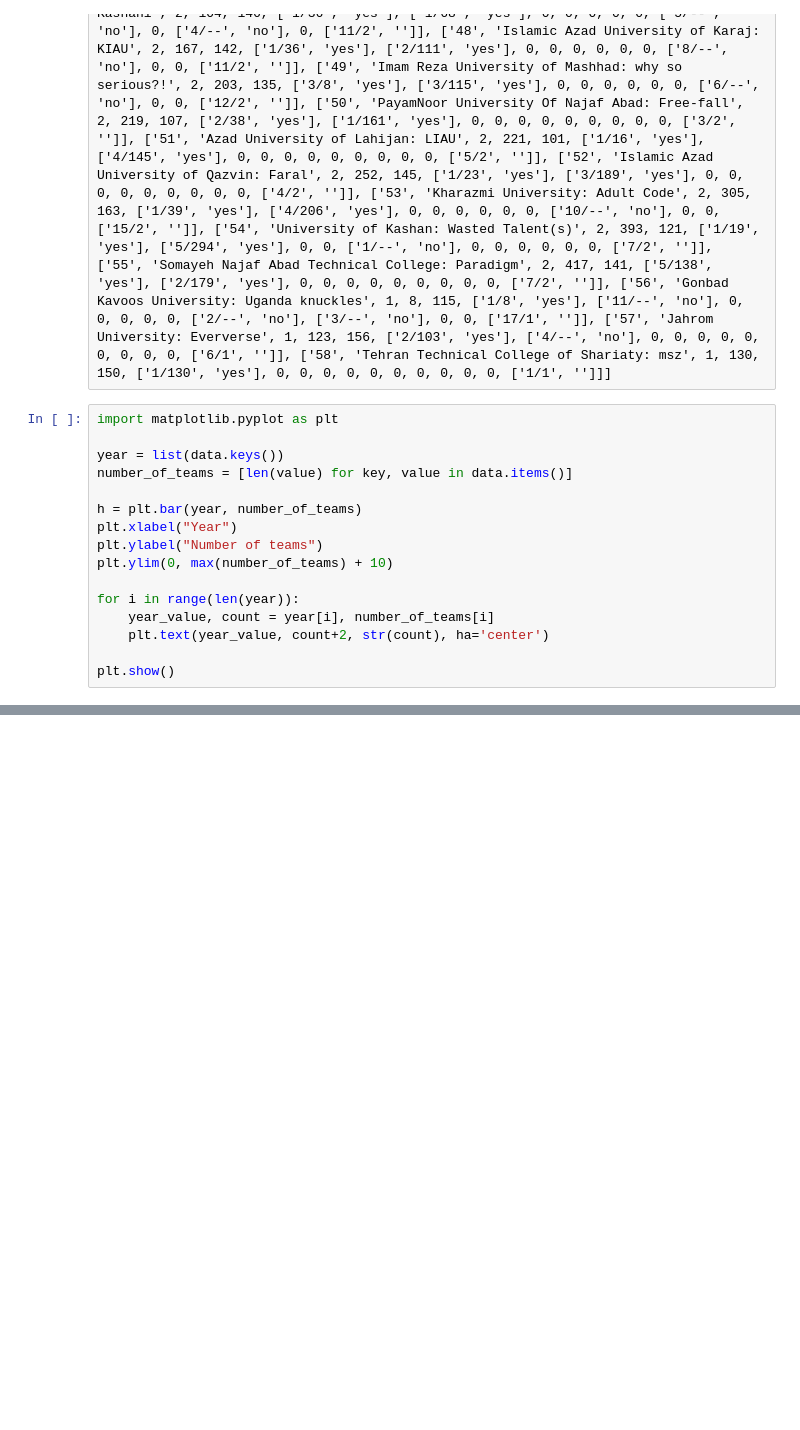
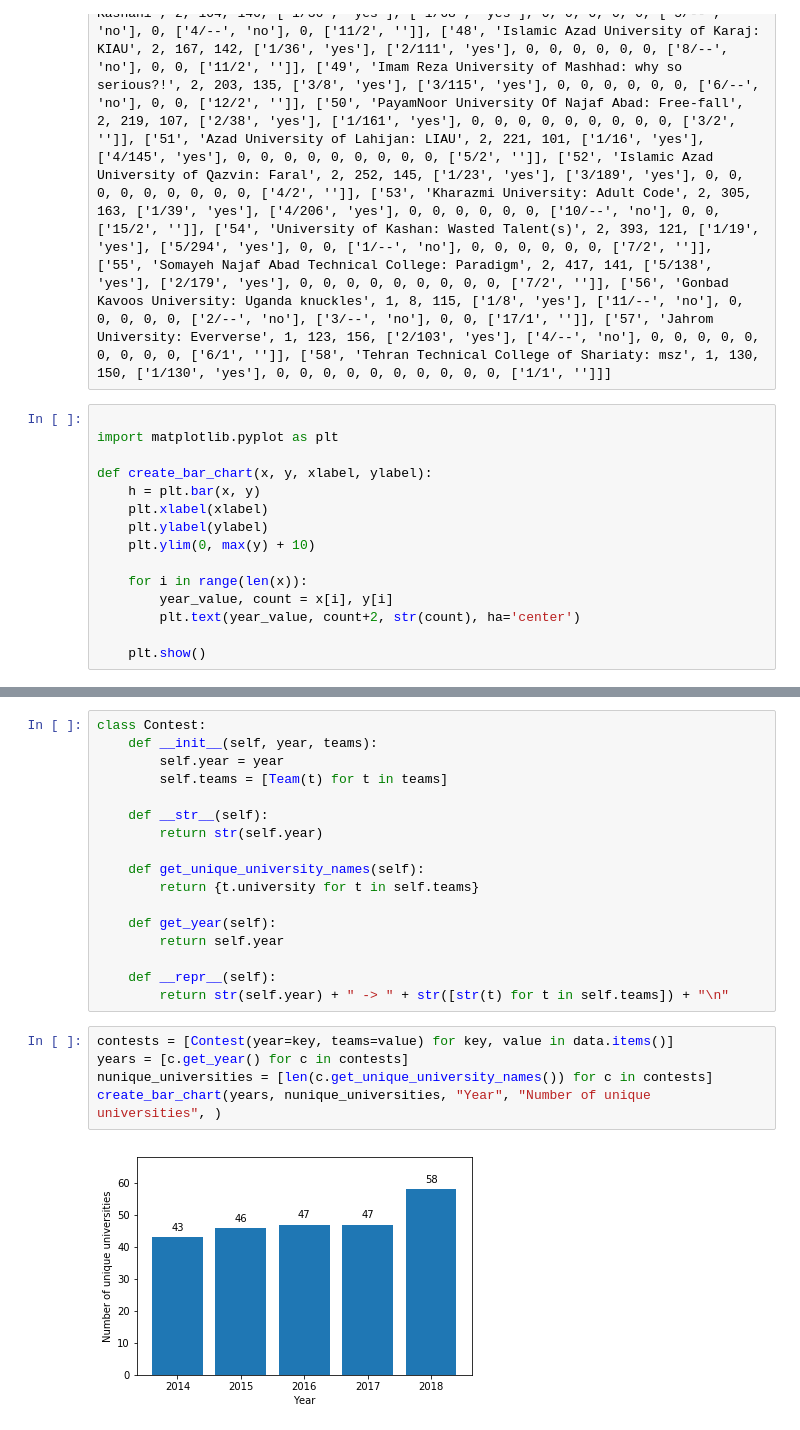
Before and after one commit to mehdikazemi8/icpc-contests, a Jupyter notebook: icpc-contests.ipynb, the cells around one changed output, grey strips where cells are left out. Drawn from its saved outputs; the diff is of its cells as text; blank space fills up the shorter version.

Commit message:
create Submission, Team and Contest classes, add growth of unique universities chart

```diff
--- a/icpc-contests.ipynb
+++ b/icpc-contests.ipynb
@@ -8,16 +8,15 @@ data[2018] = [['1', 'Sharif University of Technology: Kolompeh', 10, 1399, 120,
 # %%
+
 import matplotlib.pyplot as plt
 
-year = list(data.keys())
-number_of_teams = [len(value) for key, value in data.items()]
+def create_bar_chart(x, y, xlabel, ylabel):
+    h = plt.bar(x, y)
+    plt.xlabel(xlabel)
+    plt.ylabel(ylabel)
+    plt.ylim(0, max(y) + 10)
 
-h = plt.bar(year, number_of_teams)
-plt.xlabel("Year")
-plt.ylabel("Number of teams")
-plt.ylim(0, max(number_of_teams) + 10)
+    for i in range(len(x)):
+        year_value, count = x[i], y[i]
+        plt.text(year_value, count+2, str(count), ha='center')
 
-for i in range(len(year)):
-    year_value, count = year[i], number_of_teams[i]
-    plt.text(year_value, count+2, str(count), ha='center')
-
-plt.show()
+    plt.show()
@@ -25,0 +97,24 @@ plt.show()
+# %%
+class Contest:
+    def __init__(self, year, teams):
+        self.year = year
+        self.teams = [Team(t) for t in teams]
+
+    def __str__(self):
+        return str(self.year)
+
+    def get_unique_university_names(self):
+        return {t.university for t in self.teams}
+
+    def get_year(self):
+        return self.year
+
+    def __repr__(self):
+        return str(self.year) + " -> " + str([str(t) for t in self.teams]) + "\n"
+# %%
+contests = [Contest(year=key, teams=value) for key, value in data.items()]
+years = [c.get_year() for c in contests]
+nunique_universities = [len(c.get_unique_university_names()) for c in contests]
+create_bar_chart(years, nunique_universities, "Year", "Number of unique universities", )
+# %% [output]
+[figure, added]
```
Also changed, not shown: parts of 6 cells of this notebook.
